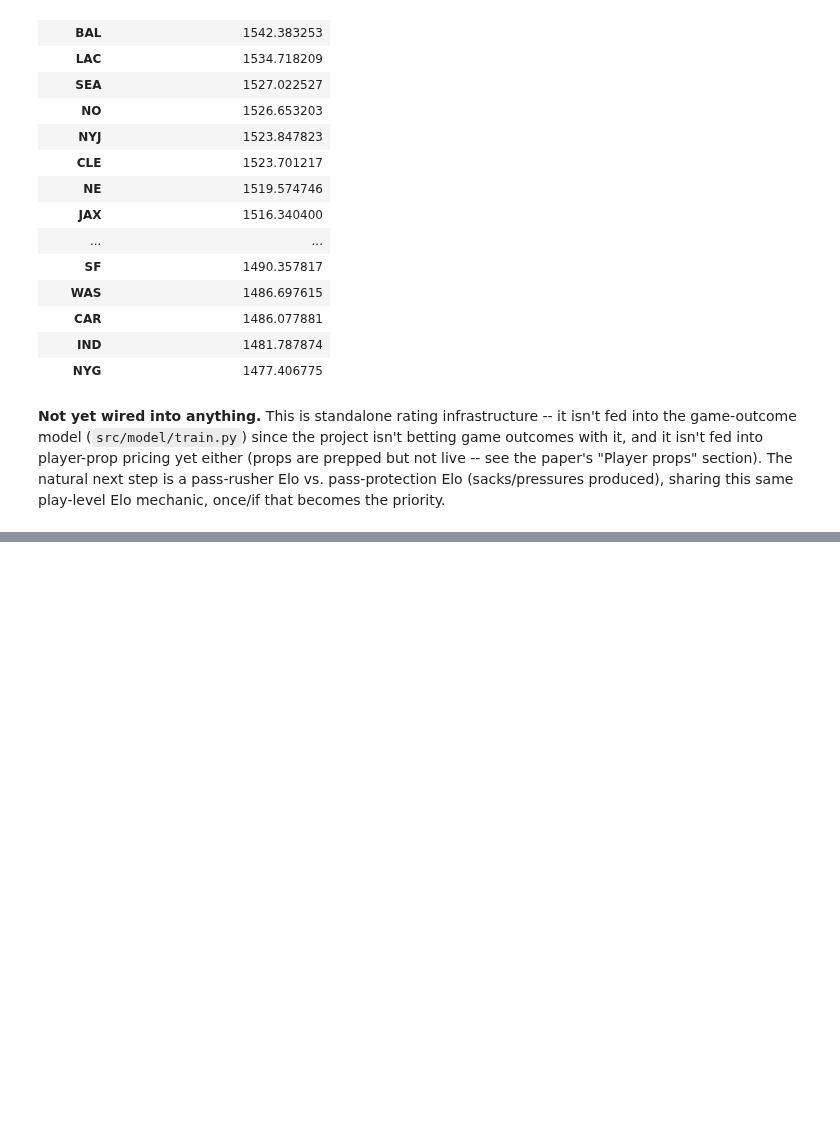
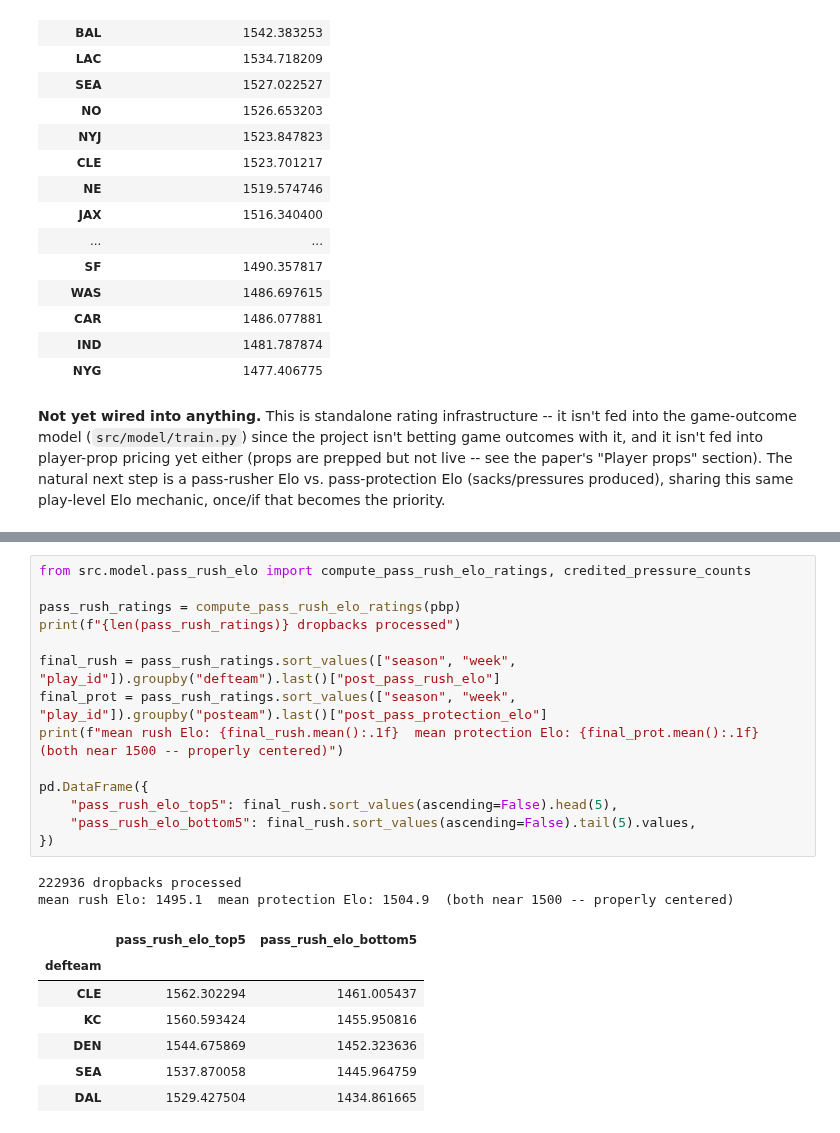
Before and after one commit to rahulr-1006/nfl_2026, a Jupyter notebook: notebooks/model_backtest_results.ipynb, the cells around one changed output, grey strips where cells are left out. Saved outputs shown, nothing was run; the diff lists cells and outputs as text; blank space fills up the shorter version.

```diff
--- a/notebooks/model_backtest_results.ipynb
+++ b/notebooks/model_backtest_results.ipynb
@@ -617,0 +642,24 @@ same play-level Elo mechanic, once/if that becomes the priority.
+# %%
+from src.model.pass_rush_elo import compute_pass_rush_elo_ratings, credited_pressure_counts
+
+pass_rush_ratings = compute_pass_rush_elo_ratings(pbp)
+print(f"{len(pass_rush_ratings)} dropbacks processed")
+
+final_rush = pass_rush_ratings.sort_values(["season", "week", "play_id"]).groupby("defteam").last()["post_pass_rush_elo"]
+final_prot = pass_rush_ratings.sort_values(["season", "week", "play_id"]).groupby("posteam").last()["post_pass_protection_elo"]
+print(f"mean rush Elo: {final_rush.mean():.1f}  mean protection Elo: {final_prot.mean():.1f}  (both near 1500 -- properly centered)")
+
+pd.DataFrame({
+    "pass_rush_elo_top5": final_rush.sort_values(ascending=False).head(5),
+    "pass_rush_elo_bottom5": final_rush.sort_values(ascending=False).tail(5).values,
+})
+# %% [output]
+222936 dropbacks processed
+mean rush Elo: 1495.1  mean protection Elo: 1504.9  (both near 1500 -- properly centered)
+|  | pass_rush_elo_top5 | pass_rush_elo_bottom5 |
+| defteam |  |  |
+| CLE | 1562.302294 | 1461.005437 |
+| KC | 1560.593424 | 1455.950816 |
+| DEN | 1544.675869 | 1452.323636 |
+| SEA | 1537.870058 | 1445.964759 |
+| DAL | 1529.427504 | 1434.861665 |
```
Also changed, not shown: parts of 5 cells of this notebook, 6 other files.
